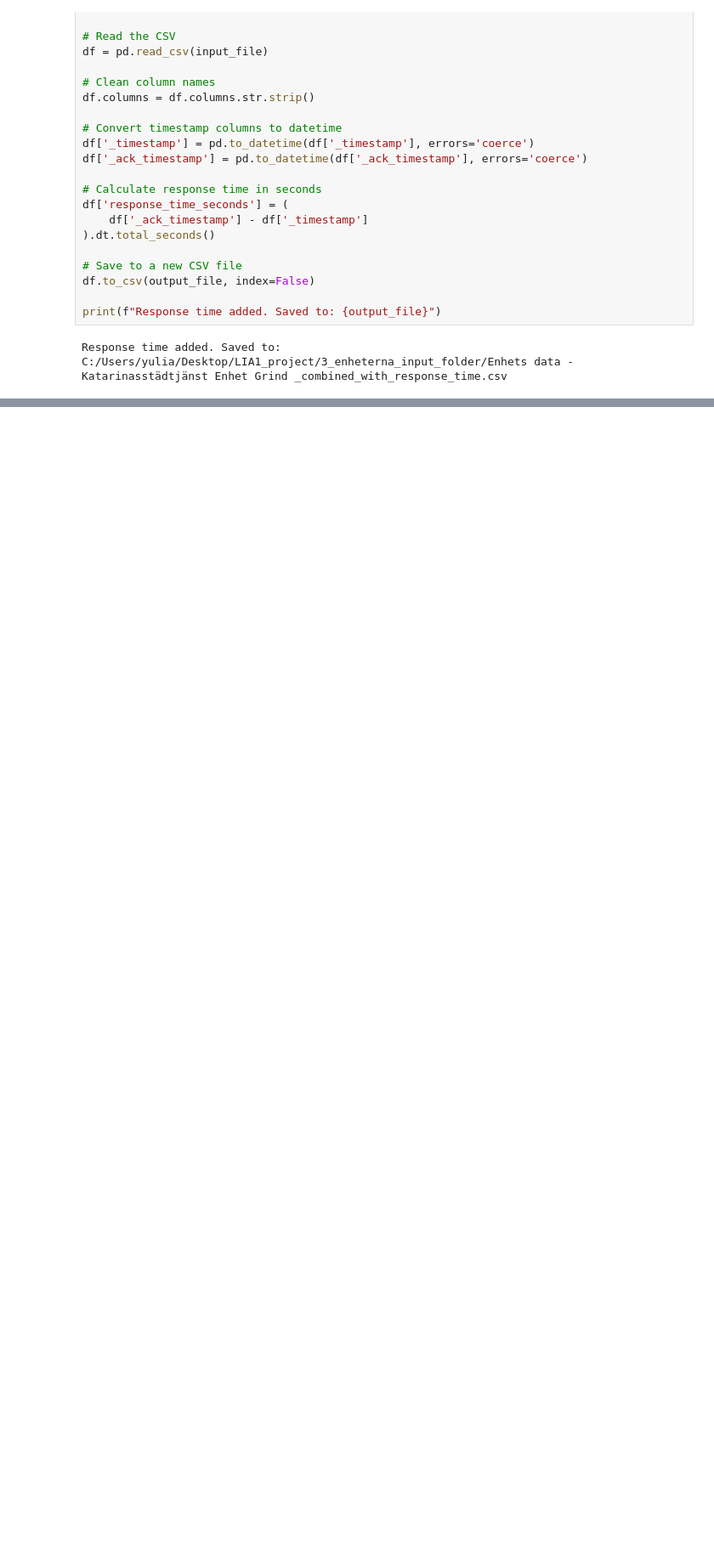
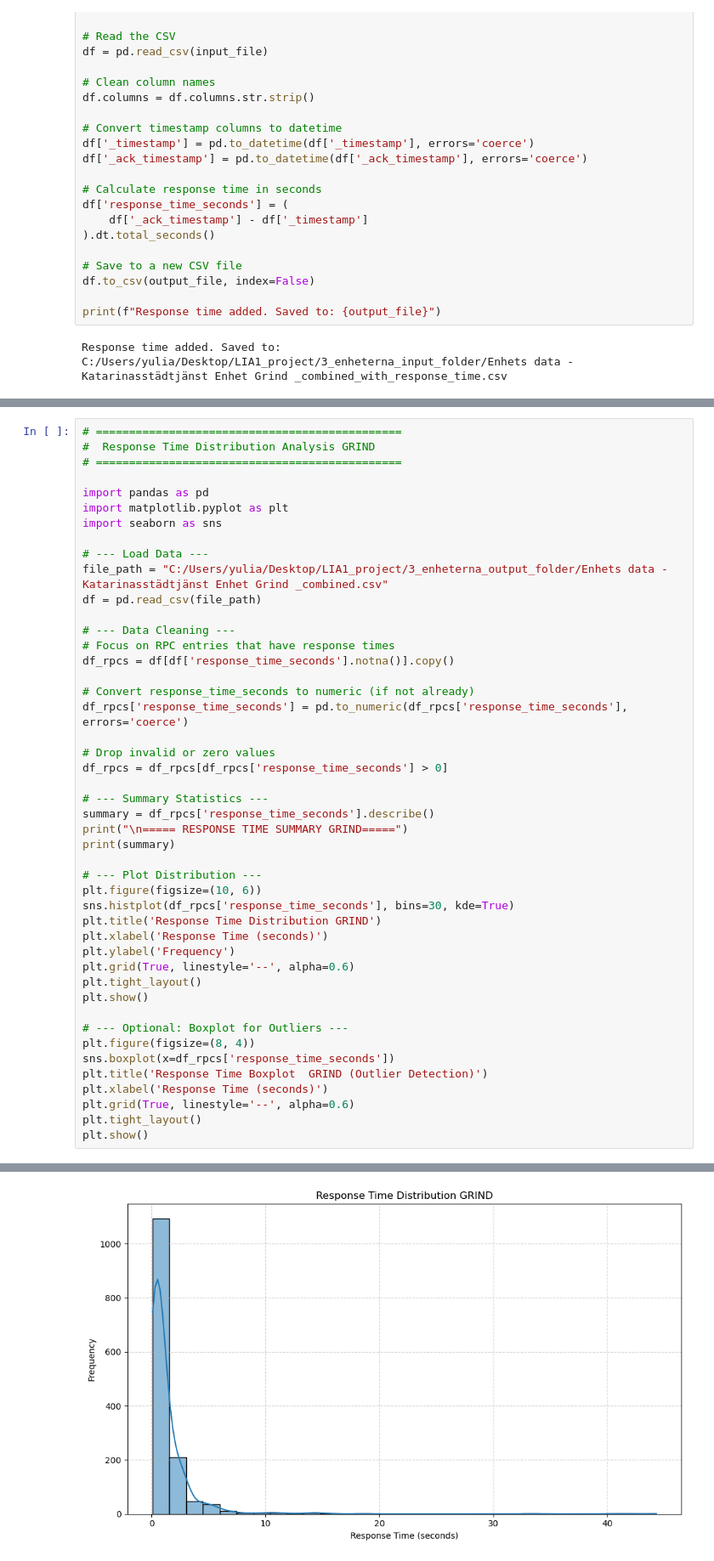
Before and after one commit to yuliaresina/lia_test_arena_, a Jupyter notebook: test_eda_fixed.ipynb, the cells around one changed output, grey strips where cells are left out. Shown at 85% size. Cells and saved outputs as stored; diff of their text form; blank space fills up the shorter version.

```diff
--- a/test_eda_fixed.ipynb
+++ b/test_eda_fixed.ipynb
@@ -397,0 +426,47 @@ df.shape
+# %%
+# ==============================================
+#  Response Time Distribution Analysis GRIND
+# ==============================================
+
+import pandas as pd
+import matplotlib.pyplot as plt
+import seaborn as sns
+
+# --- Load Data ---
+file_path = "C:/Users/yulia/Desktop/LIA1_project/3_enheterna_output_folder/Enhets data - Katarinasstädtjänst Enhet Grind _combined.csv"
+df = pd.read_csv(file_path)
+
+# --- Data Cleaning ---
+# Focus on RPC entries that have response times
+df_rpcs = df[df['response_time_seconds'].notna()].copy()
+
+# Convert response_time_seconds to numeric (if not already)
+df_rpcs['response_time_seconds'] = pd.to_numeric(df_rpcs['response_time_seconds'], errors='coerce')
+
+# Drop invalid or zero values
+df_rpcs = df_rpcs[df_rpcs['response_time_seconds'] > 0]
+
+# --- Summary Statistics ---
+summary = df_rpcs['response_time_seconds'].describe()
+print("\n===== RESPONSE TIME SUMMARY GRIND=====")
+print(summary)
+
+# --- Plot Distribution ---
+plt.figure(figsize=(10, 6))
+sns.histplot(df_rpcs['response_time_seconds'], bins=30, kde=True)
+plt.title('Response Time Distribution GRIND')
+plt.xlabel('Response Time (seconds)')
+plt.ylabel('Frequency')
+plt.grid(True, linestyle='--', alpha=0.6)
+plt.tight_layout()
+plt.show()
+
+# --- Optional: Boxplot for Outliers ---
+plt.figure(figsize=(8, 4))
+sns.boxplot(x=df_rpcs['response_time_seconds'])
+plt.title('Response Time Boxplot  GRIND (Outlier Detection)')
+plt.xlabel('Response Time (seconds)')
+plt.grid(True, linestyle='--', alpha=0.6)
+plt.tight_layout()
+plt.show()
+# %% [output]
@@ -397,0 +483 @@ df.shape
+[figure, added]
```
Also changed, not shown: parts of 17 cells of this notebook, 3 other files.
